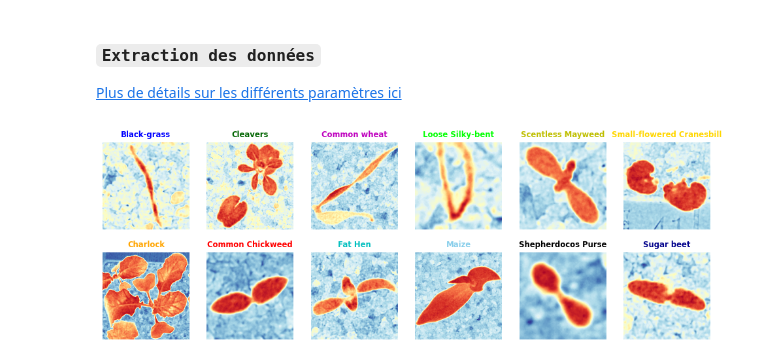
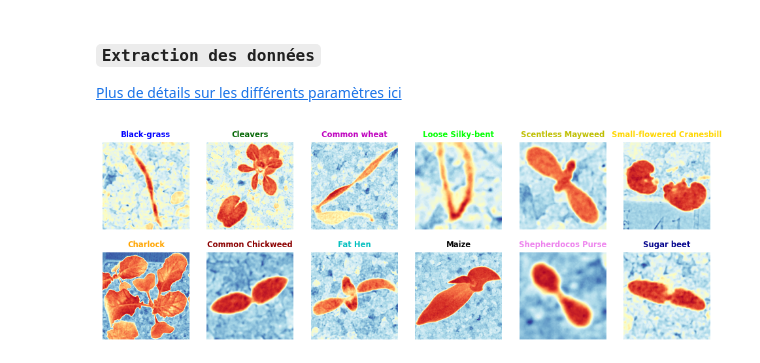
Before and after one commit to Haszb/Plant_Seedlings_ds_Project, a Jupyter notebook: main.ipynb, the cells around one changed output. Cells and saved outputs as stored; diff of their text form; code cells hidden in the pictures.

```diff
--- a/main.ipynb
+++ b/main.ipynb
@@ -64,34 +63,38 @@ data = DATA[f"{shape[0]}x{shape[1]}"].copy()
 # %%
 # definir la légende(noms des plantes)
-legend = data['feature_names']
+legend          = data['feature_names']
 # définir les coleurs
-colors = ["blue", 'orange', 'darkgreen', 'red', 'm', "c", "lime", "skyblue", "y", "k", "gold", "darkblue" ]
+colors          = ["blue", 'orange', 'darkgreen', 'darkred', 'm', "c", "lime", "k", "y", "violet", "gold", "darkblue" ]
 # %%
 """
 Section de visualisation sur le canal 1.
 à Savoir que, pour une bonne représentation des coleurs toutes les images ont 3 canaux (RGB2-LAB)
 """
+# choisir l'unique valeur pour toutes les plantes
+index           = 10
 # intialisation de l'incrément
-idd = 0
-# création d'un canvas de 12 figures 2x12 représentant chaque espèces de plantes
+idd             = 0
+# choisir le canal de couleur
+channel         = 1
+# création d'un canvas de 12 figures 2x6 représentant une espèce unique
 fig, axes = plt.subplots(2, 6, figsize=(12, 4))
 
 for j in range(6):
     for i in range(2):
         X = data['X'][idd]
         # conversion dtype(object) ---> dtype(float32)
-        XX = X[10].astype("float")
+        XX = X[index].astype("float")
         # création de figures avec imshow
-        axes[i, j].imshow(XX[:, :, 1], cmap='RdYlBu')
+        axes[i, j].imshow(XX[:, :, channel], cmap='RdYlBu')
         # difinir un titre pour chaque plantes
         axes[i, j].set_title(legend[idd], fontsize='small', color=colors[idd], weight="bold")
         # x_axis and y_axis off
         axes[i, j].axis("off")
         # incrémentation
         idd += 1
 
 # saving figure in .png format
 plt.savefig("./images/out.png")
 plt.show()
 # %% [output]
-[figure, old version]
+[figure, new version]
```
Also changed, not shown: parts of 3 cells of this notebook, 2 other files.
